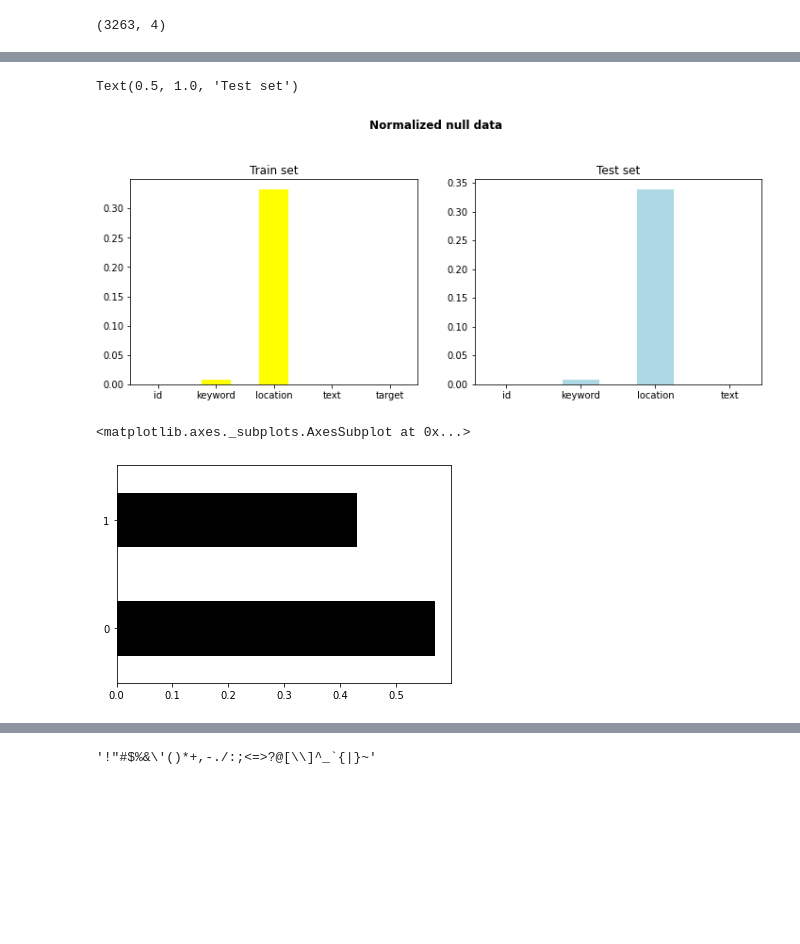
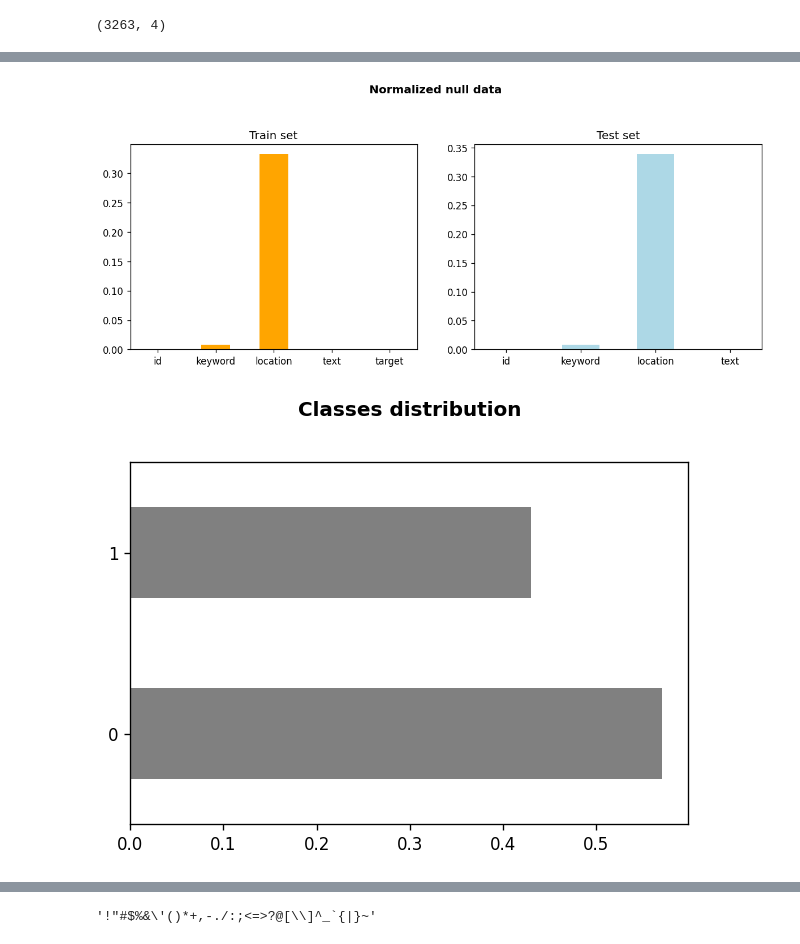
Before and after one commit to raissalohanna/DataLab-FinalProject, a Jupyter notebook: NLP_Tweet_Disaster.ipynb, the cells around one changed output, grey strips where cells are left out. Saved outputs shown, nothing was run; the diff lists cells and outputs as text; code cells hidden in the pictures; blank space fills up the shorter version.

```diff
--- a/NLP_Tweet_Disaster.ipynb
+++ b/NLP_Tweet_Disaster.ipynb
@@ -105,23 +133,25 @@ labels_test = testNull.index
 width = 0.5
 
 # Bar plot
-fig,(ax1, ax2) = plt.subplots(1,2, figsize=(12,4))
+fig,(ax1, ax2) = plt.subplots(1,2, figsize=(12,4), dpi=120)
 fig.suptitle('Normalized null data', y=1.1, weight='bold', size='large')
 plt.style.use('seaborn-pastel')
 
-ax1.bar(labels_train, trainNull_percent, width, color='yellow')
+ax1.bar(labels_train, trainNull_percent, width, color='orange')
 ax1.set_title('Train set')
 ax2.bar(labels_test, testNull_percent, width, color='lightblue')
 ax2.set_title('Test set')
+fig.savefig("Null data.png", transparent=True)
 # %% [output]
-Text(0.5, 1.0, 'Test set')
-[figure, old version]
+[figure, new version]
 # %%
 #Checking the balance between target classes
 #(1 = real disaster, 0 = no disaster)
 
-train_data['target'].value_counts(normalize=True).plot.barh(color='black')
+fig, ax = plt.subplots(dpi=120)
+ax = train_data['target'].value_counts(normalize=True).plot.barh(color='gray')
+ax.set_title('Classes distribution', weight='bold', y=1.1)
+fig.savefig("Classes distribution.png", transparent=True)
 # %% [output]
-<matplotlib.axes._subplots.AxesSubplot at 0x...>
-[figure, old version]
+[figure, new version]
 # %%
```
Also changed, not shown: parts of 63 cells of this notebook.
